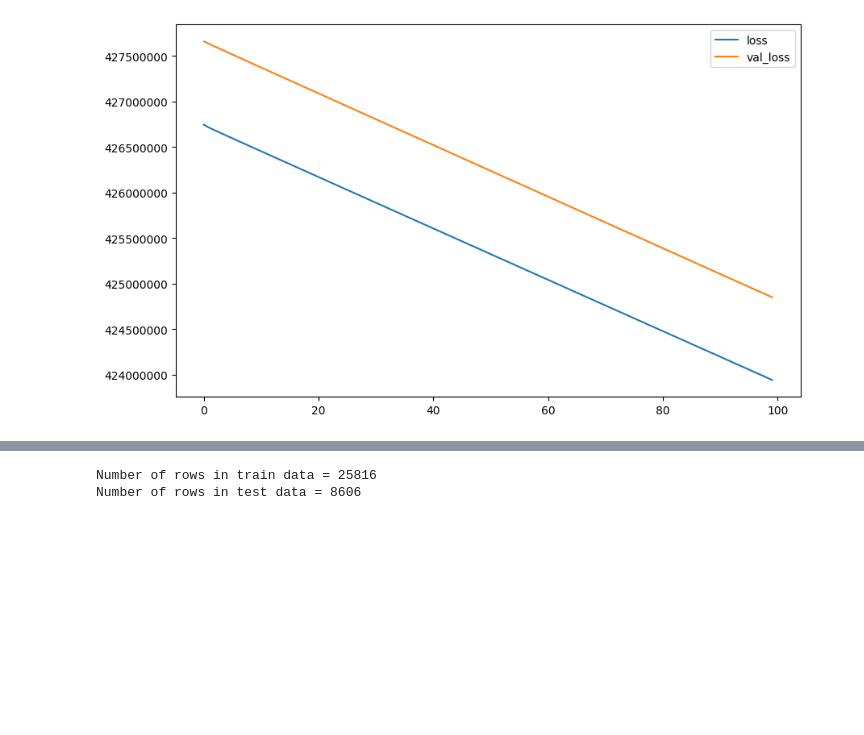
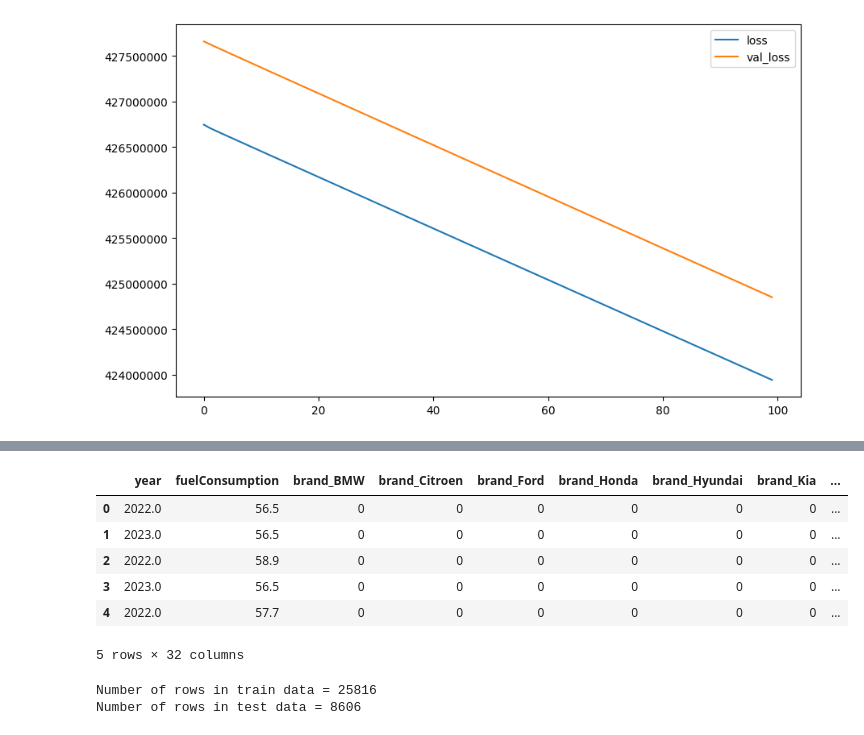
Before and after one commit to aykansandal/MDAProjekt, a Jupyter notebook: scrape.ipynb, the cells around one changed output, grey strips where cells are left out. Cells and saved outputs as stored; diff of their text form; code cells hidden in the pictures; blank space fills up the shorter version.

```diff
--- a/scrape.ipynb
+++ b/scrape.ipynb
@@ -999,12 +1098,19 @@ plt.legend()
 # %%
-df_encoded = pd.get_dummies(df, columns=['transmission', 'fuelType'], drop_first=True)
-
-dfx = df.drop(columns=['variant'])
+dfx = df.drop(columns=['price','variant','model','tax','mileage'])
 X = pd.get_dummies(dfx, columns=dfx.select_dtypes(include=["object","category"]).columns.to_list(), drop_first=True)
 
 # Features (X) and target variable (y)
 # X = df_encoded[['year', 'mileage', 'tax', 'fuelConsumption','transmission_Manual','transmission_Other','transmission_Semi-Auto','fuelType_Electric','fuelType_Hybrid','fuelType_Other','fuelType_Petrol']]  # Include relevant features
-y = dfx['price']
+y = df['price']
+X.head()
+# %% [output]
+|  | year | fuelConsumption | brand_BMW | brand_Citroen | brand_Ford | brand_Honda | brand_Hyundai | brand_Kia | ... |
+| 0 | 2022.0 | 56.5 | 0 | 0 | 0 | 0 | 0 | 0 | ... |
+| 1 | 2023.0 | 56.5 | 0 | 0 | 0 | 0 | 0 | 0 | ... |
+| 2 | 2022.0 | 58.9 | 0 | 0 | 0 | 0 | 0 | 0 | ... |
+| 3 | 2023.0 | 56.5 | 0 | 0 | 0 | 0 | 0 | 0 | ... |
+| 4 | 2022.0 | 57.7 | 0 | 0 | 0 | 0 | 0 | 0 | ... |
+5 rows × 32 columns
 # %%
 X_train, X_test, y_train, y_test = train_test_split(X,y,test_size=0.25, random_state=42)
 print("Number of rows in train data =", X_train.shape[0])
```
Also changed, not shown: parts of 13 cells of this notebook.
